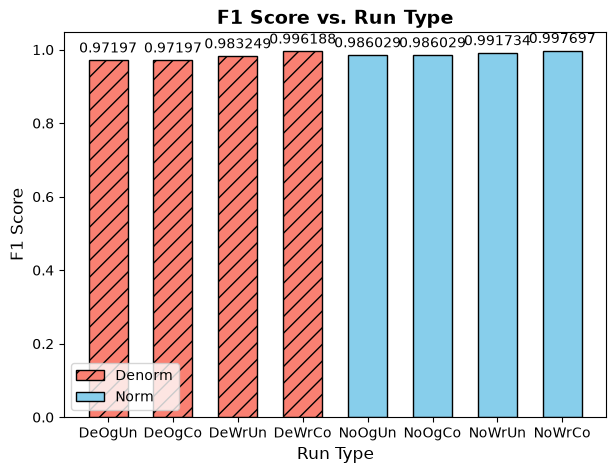
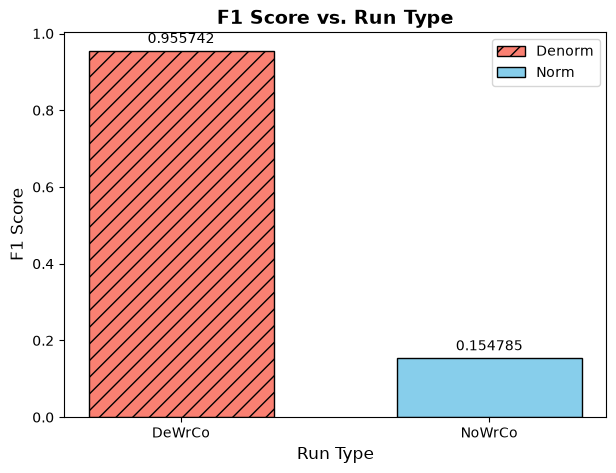
Code edit (unified diff) that turned the first committed figure into the second:
--- before
+++ after
@@ -21,5 +21,5 @@
 bars = ax.bar(bar_cats, vals, width=0.6, color=colors, hatch=hatches, edgecolor='black')
 ax.bar_label(bars, padding=3)
-ax.set_ylim(0.96, 1.0)
+# ax.set_ylim(0.96, 1.0)
 
 ax.set_xlabel('Run Type', fontsize=12)

Commit: kalman and asr